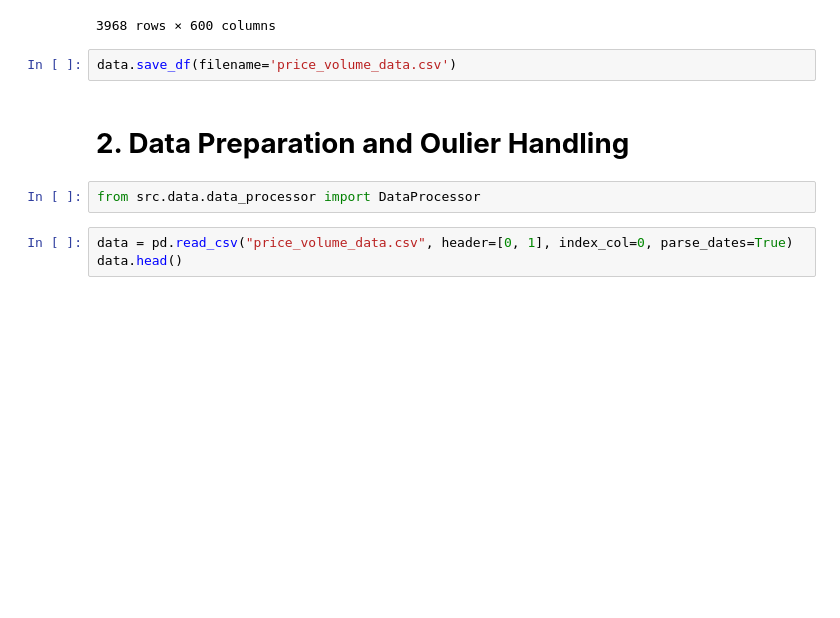
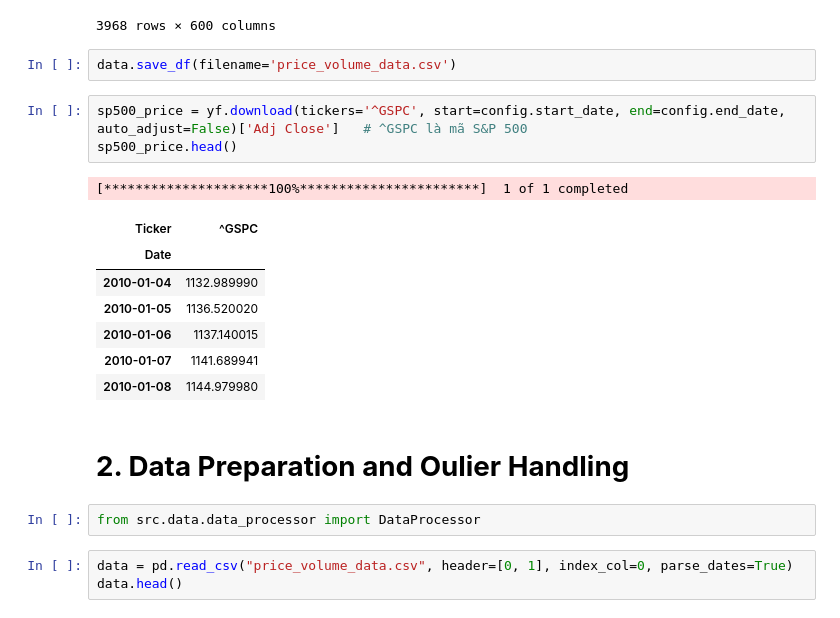
Before and after one commit to buibaongan/CF_Ngan23280071_Dung23280048, a Jupyter notebook: notebook/main.ipynb, the cells around one changed output. Cells and saved outputs as stored; diff of their text form; blank space fills up the shorter version.

```diff
--- a/notebook/main.ipynb
+++ b/notebook/main.ipynb
@@ -34,6 +35,18 @@ data.download_data(start_date = config.start_date, end_date = config.end_date)
 3968 rows × 600 columns
 # %%
 data.save_df(filename='price_volume_data.csv')
+# %%
+sp500_price = yf.download(tickers='^GSPC', start=config.start_date, end=config.end_date, auto_adjust=False)['Adj Close']   # ^GSPC là mã S&P 500
+sp500_price.head()
+# %% [output]
+[*********************100%***********************]  1 of 1 completed
+| Ticker | ^GSPC |
+| Date |  |
+| 2010-01-04 | 1132.989990 |
+| 2010-01-05 | 1136.520020 |
+| 2010-01-06 | 1137.140015 |
+| 2010-01-07 | 1141.689941 |
+| 2010-01-08 | 1144.979980 |
 # %% [markdown]
 # **2. Data Preparation and Oulier Handling**
 # %%
```
Also changed, not shown: parts of 10 cells of this notebook, 4 other files.
